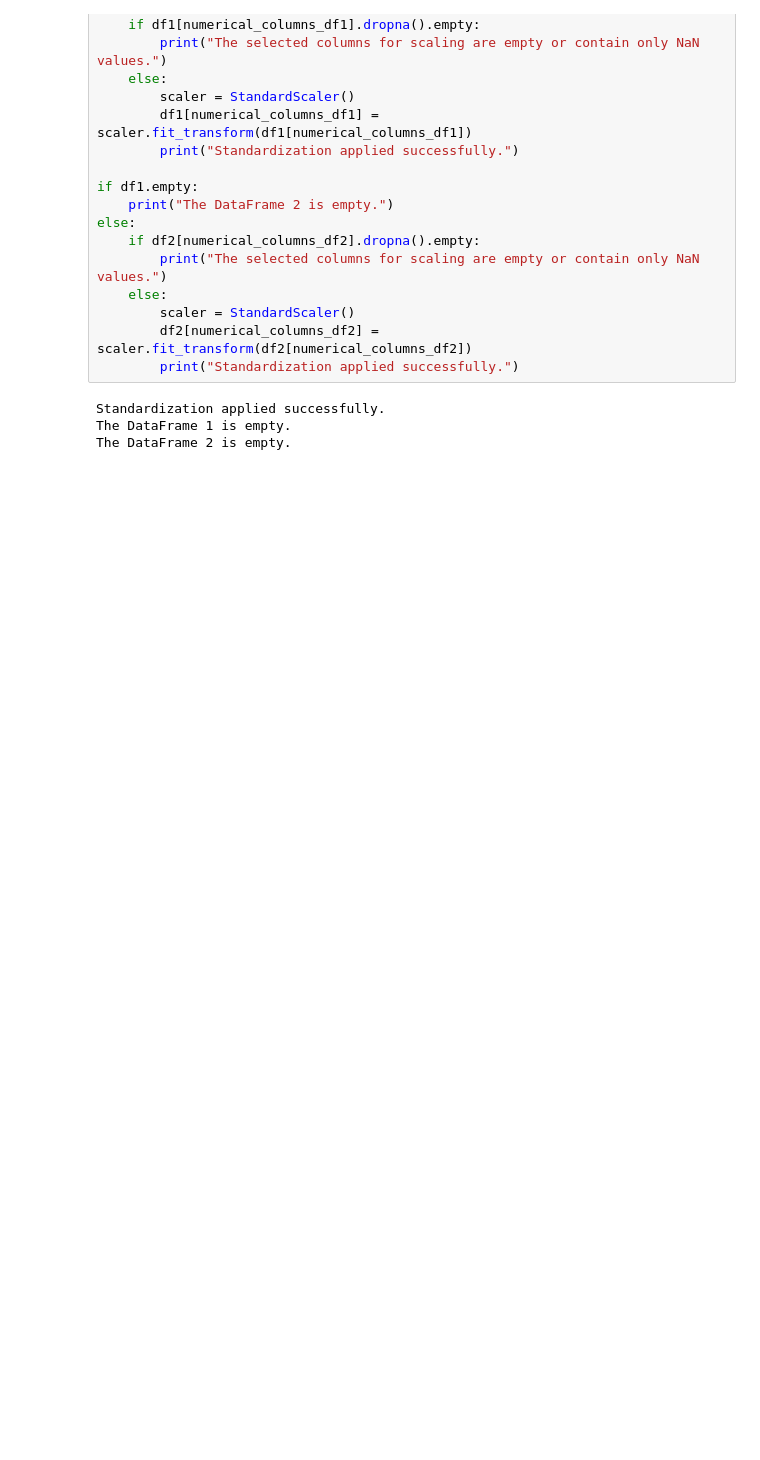
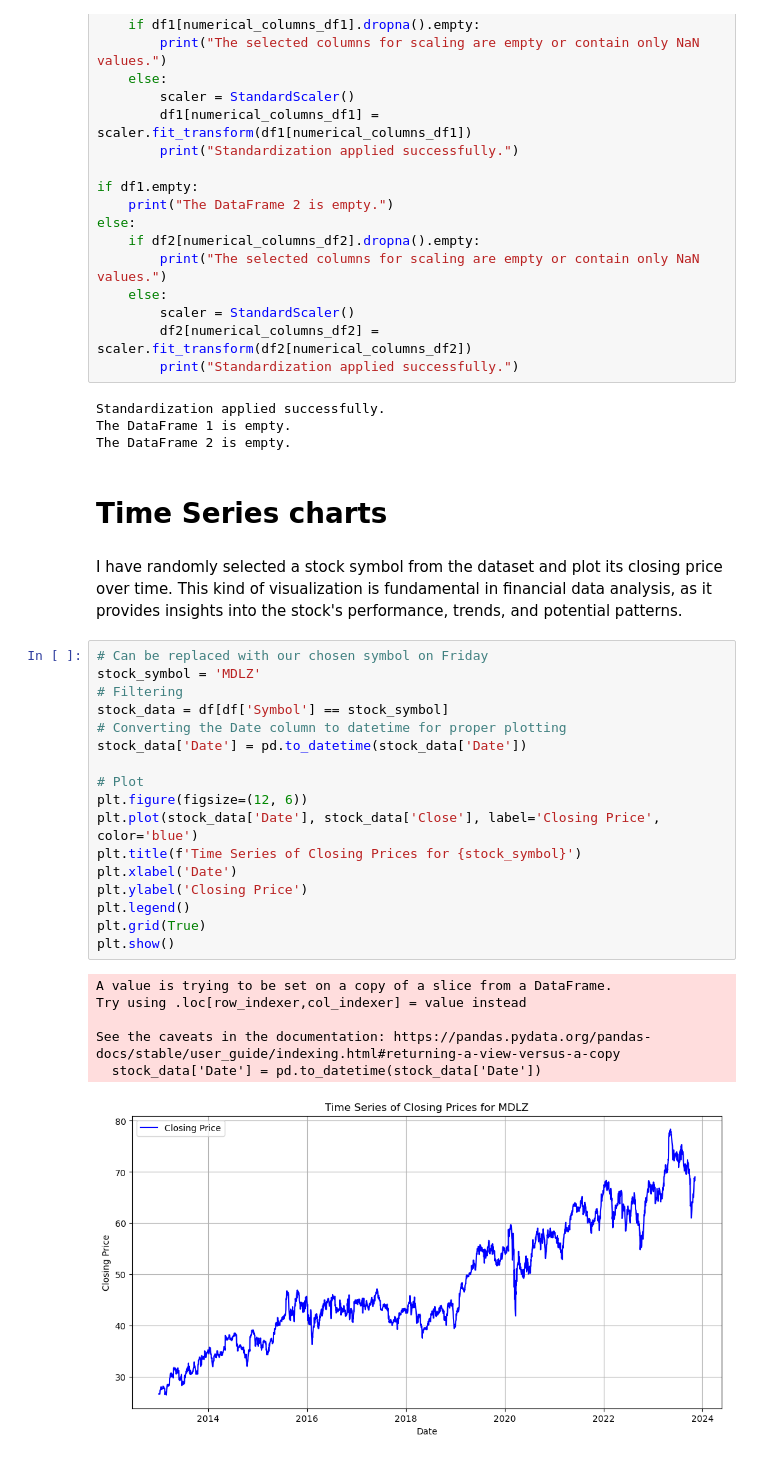
Before and after one commit to Sadequl/ML_G4, a Jupyter notebook: data_clean_norm.ipynb, the cells around one changed output. Cells and saved outputs as stored; diff of their text form; blank space fills up the shorter version.

Commit message:
Plots added.

```diff
--- a/data_clean_norm.ipynb
+++ b/data_clean_norm.ipynb
@@ -139,3 +140,32 @@ else:
 Standardization applied successfully.
 The DataFrame 1 is empty.
 The DataFrame 2 is empty.
+# %% [markdown]
+# Time Series charts
+# %% [markdown]
+I have randomly selected a stock symbol from the dataset and plot its closing price over time.
+This kind of visualization is fundamental in financial data analysis, as it provides insights into the stock's performance, trends, and potential patterns.
+# %%
+# Can be replaced with our chosen symbol on Friday
+stock_symbol = 'MDLZ'
+# Filtering
+stock_data = df[df['Symbol'] == stock_symbol]
+# Converting the Date column to datetime for proper plotting
+stock_data['Date'] = pd.to_datetime(stock_data['Date'])
+
+# Plot
+plt.figure(figsize=(12, 6))
+plt.plot(stock_data['Date'], stock_data['Close'], label='Closing Price', color='blue')
+plt.title(f'Time Series of Closing Prices for {stock_symbol}')
+plt.xlabel('Date')
+plt.ylabel('Closing Price')
+plt.legend()
+plt.grid(True)
+plt.show()
+# %% [output]
+A value is trying to be set on a copy of a slice from a DataFrame.
+Try using .loc[row_indexer,col_indexer] = value instead
+
+See the caveats in the documentation: https://pandas.pydata.org/pandas-docs/stable/user_guide/indexing.html#returning-a-view-versus-a-copy
+  stock_data['Date'] = pd.to_datetime(stock_data['Date'])
+[figure, added]
```
Also changed, not shown: parts of 20 cells of this notebook.
